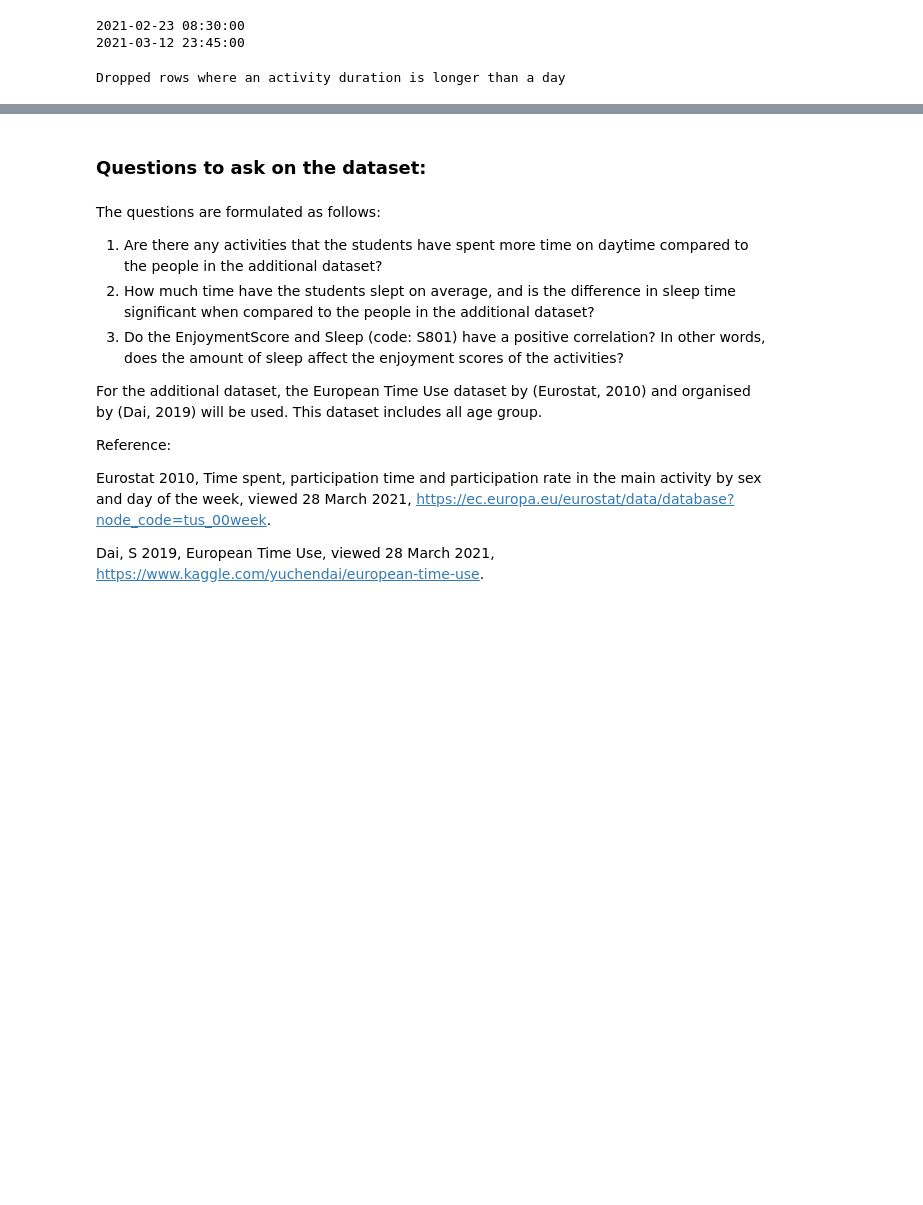
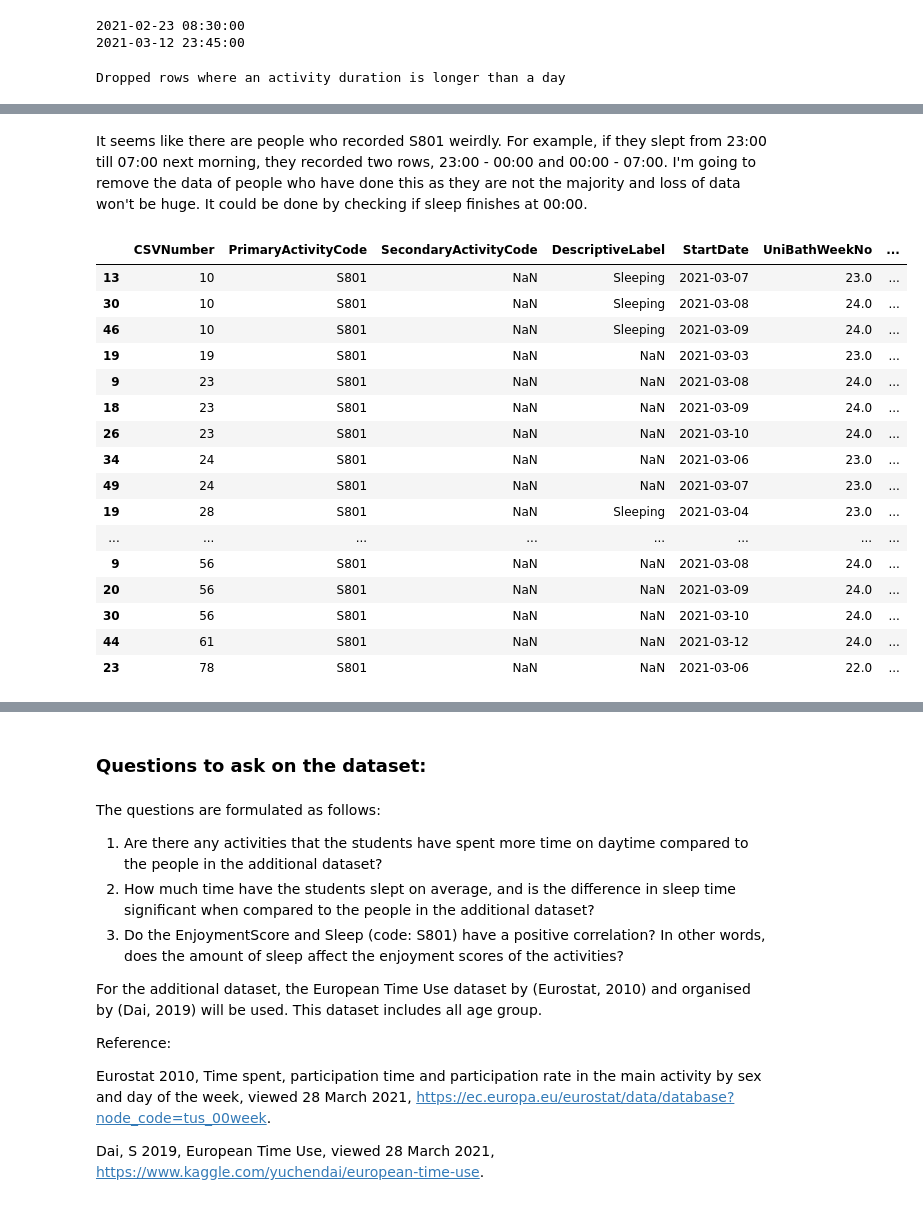
Before and after one commit to jihoonkim888/CM50266-Time-Series-Analysis, a Jupyter notebook: Task3/data_wrangling.ipynb, the cells around one changed output, grey strips where cells are left out. Saved outputs shown, nothing was run; the diff lists cells and outputs as text; code cells hidden in the pictures; blank space fills up the shorter version.

```diff
--- a/Task3/data_wrangling.ipynb
+++ b/Task3/data_wrangling.ipynb
@@ -388,0 +459,25 @@ Dropped rows where an activity duration is longer than a day
+# %% [markdown]
+It seems like there are people who recorded S801 weirdly. For example, if they slept from 23:00 till 07:00 next morning, they recorded two rows, 23:00 - 00:00 and 00:00 - 07:00. I'm going to remove the data of people who have done this as they are not the majority and loss of data won't be huge. It could be done by checking if sleep finishes at 00:00.
+# %%
+from datetime import time
+
+mask = (df['PrimaryActivityCode'] == 'S801') & (df['EndTime'] == time(0,0,0)) & (df['DurationMins'] < 200)
+df.loc[mask] # sleep time less than 200 mins
+# %% [output]
+|  | CSVNumber | PrimaryActivityCode | SecondaryActivityCode | DescriptiveLabel | StartDate | UniBathWeekNo | ... |
+| 13 | 10 | S801 | NaN | Sleeping | 2021-03-07 | 23.0 | ... |
+| 30 | 10 | S801 | NaN | Sleeping | 2021-03-08 | 24.0 | ... |
+| 46 | 10 | S801 | NaN | Sleeping | 2021-03-09 | 24.0 | ... |
+| 19 | 19 | S801 | NaN | NaN | 2021-03-03 | 23.0 | ... |
+| 9 | 23 | S801 | NaN | NaN | 2021-03-08 | 24.0 | ... |
+| 18 | 23 | S801 | NaN | NaN | 2021-03-09 | 24.0 | ... |
+| 26 | 23 | S801 | NaN | NaN | 2021-03-10 | 24.0 | ... |
+| 34 | 24 | S801 | NaN | NaN | 2021-03-06 | 23.0 | ... |
+| 49 | 24 | S801 | NaN | NaN | 2021-03-07 | 23.0 | ... |
+| 19 | 28 | S801 | NaN | Sleeping | 2021-03-04 | 23.0 | ... |
+| ... | ... | ... | ... | ... | ... | ... | ... |
+| 9 | 56 | S801 | NaN | NaN | 2021-03-08 | 24.0 | ... |
+| 20 | 56 | S801 | NaN | NaN | 2021-03-09 | 24.0 | ... |
+| 30 | 56 | S801 | NaN | NaN | 2021-03-10 | 24.0 | ... |
+| 44 | 61 | S801 | NaN | NaN | 2021-03-12 | 24.0 | ... |
+| 23 | 78 | S801 | NaN | NaN | 2021-03-06 | 22.0 | ... |
```
Also changed, not shown: parts of 32 cells of this notebook, 2 other files.
